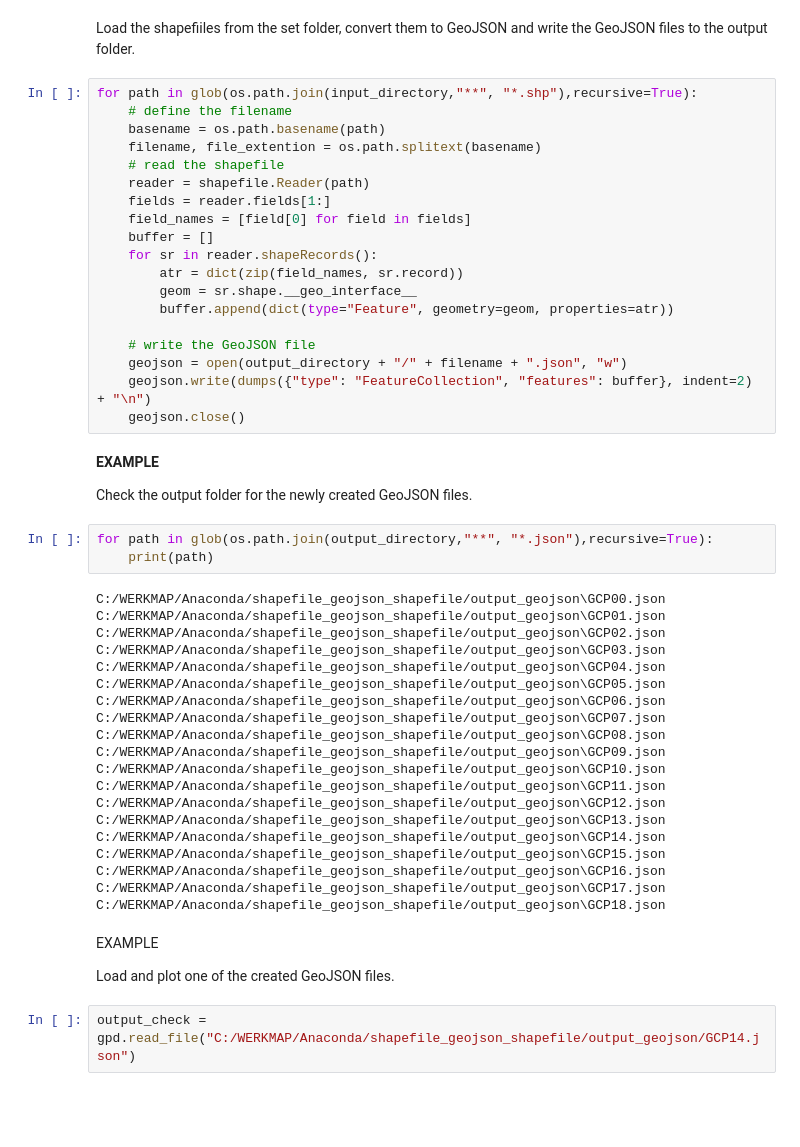
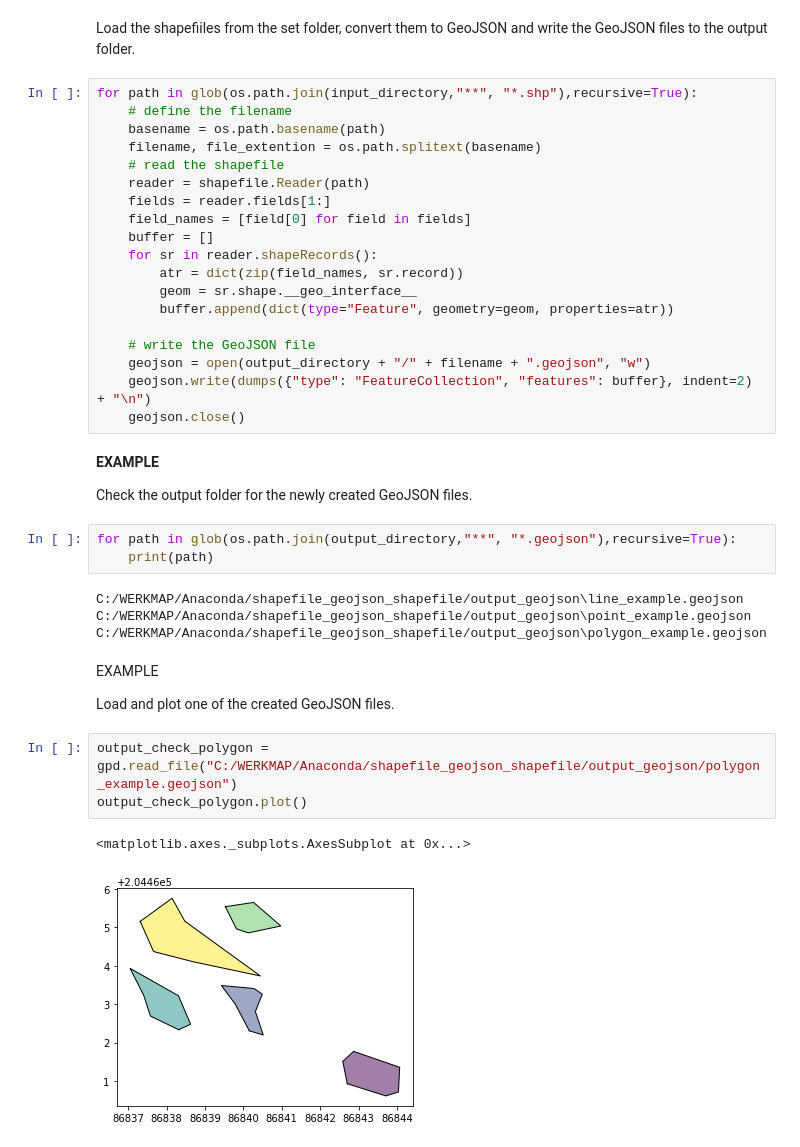
Before and after one commit to inbo/inbo-pyutils, a Jupyter notebook: gis/shapefile_geojson_shapefile/batch_convert_shapefile_to_geojson.ipynb, the cells around one changed output. Cells and saved outputs as stored; diff of their text form; blank space fills up the shorter version.

Commit message:
Update extension to geojson

```diff
--- a/gis/shapefile_geojson_shapefile/batch_convert_shapefile_to_geojson.ipynb
+++ b/gis/shapefile_geojson_shapefile/batch_convert_shapefile_to_geojson.ipynb
@@ -78,7 +62,7 @@ for path in glob(os.path.join(input_directory,"**", "*.shp"),recursive=True):
         buffer.append(dict(type="Feature", geometry=geom, properties=atr))
 
     # write the GeoJSON file
-    geojson = open(output_directory + "/" + filename + ".json", "w")
+    geojson = open(output_directory + "/" + filename + ".geojson", "w")
     geojson.write(dumps({"type": "FeatureCollection", "features": buffer}, indent=2) + "\n")
     geojson.close()
 # %% [markdown]
@@ -86,31 +70,19 @@ for path in glob(os.path.join(input_directory,"**", "*.shp"),recursive=True):
 
 Check the output folder for the newly created GeoJSON files.
 # %%
-for path in glob(os.path.join(output_directory,"**", "*.json"),recursive=True):
+for path in glob(os.path.join(output_directory,"**", "*.geojson"),recursive=True):
     print(path)
 # %% [output]
-C:/WERKMAP/Anaconda/shapefile_geojson_shapefile/output_geojson\GCP00.json
-C:/WERKMAP/Anaconda/shapefile_geojson_shapefile/output_geojson\GCP01.json
-C:/WERKMAP/Anaconda/shapefile_geojson_shapefile/output_geojson\GCP02.json
-C:/WERKMAP/Anaconda/shapefile_geojson_shapefile/output_geojson\GCP03.json
-C:/WERKMAP/Anaconda/shapefile_geojson_shapefile/output_geojson\GCP04.json
-C:/WERKMAP/Anaconda/shapefile_geojson_shapefile/output_geojson\GCP05.json
-C:/WERKMAP/Anaconda/shapefile_geojson_shapefile/output_geojson\GCP06.json
-C:/WERKMAP/Anaconda/shapefile_geojson_shapefile/output_geojson\GCP07.json
-C:/WERKMAP/Anaconda/shapefile_geojson_shapefile/output_geojson\GCP08.json
-C:/WERKMAP/Anaconda/shapefile_geojson_shapefile/output_geojson\GCP09.json
-C:/WERKMAP/Anaconda/shapefile_geojson_shapefile/output_geojson\GCP10.json
-C:/WERKMAP/Anaconda/shapefile_geojson_shapefile/output_geojson\GCP11.json
-C:/WERKMAP/Anaconda/shapefile_geojson_shapefile/output_geojson\GCP12.json
-C:/WERKMAP/Anaconda/shapefile_geojson_shapefile/output_geojson\GCP13.json
-C:/WERKMAP/Anaconda/shapefile_geojson_shapefile/output_geojson\GCP14.json
-C:/WERKMAP/Anaconda/shapefile_geojson_shapefile/output_geojson\GCP15.json
-C:/WERKMAP/Anaconda/shapefile_geojson_shapefile/output_geojson\GCP16.json
-C:/WERKMAP/Anaconda/shapefile_geojson_shapefile/output_geojson\GCP17.json
-C:/WERKMAP/Anaconda/shapefile_geojson_shapefile/output_geojson\GCP18.json
+C:/WERKMAP/Anaconda/shapefile_geojson_shapefile/output_geojson\line_example.geojson
+C:/WERKMAP/Anaconda/shapefile_geojson_shapefile/output_geojson\point_example.geojson
+C:/WERKMAP/Anaconda/shapefile_geojson_shapefile/output_geojson\polygon_example.geojson
 # %% [markdown]
 EXAMPLE
 
 Load and plot one of the created GeoJSON files.
 # %%
-output_check = gpd.read_file("C:/WERKMAP/Anaconda/shapefile_geojson_shapefile/output_geojson/GCP14.json")
+output_check_polygon = gpd.read_file("C:/WERKMAP/Anaconda/shapefile_geojson_shapefile/output_geojson/polygon_example.geojson")
+output_check_polygon.plot()
+# %% [output]
+<matplotlib.axes._subplots.AxesSubplot at 0x...>
+[figure, added]
```
Also changed, not shown: parts of 5 cells of this notebook.
